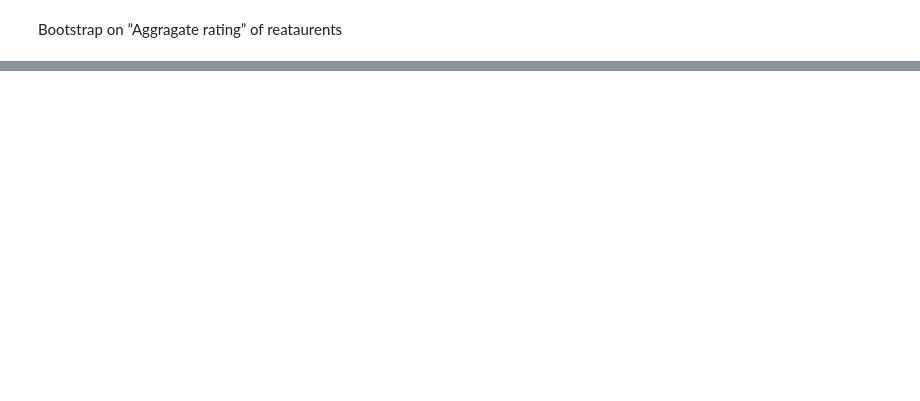
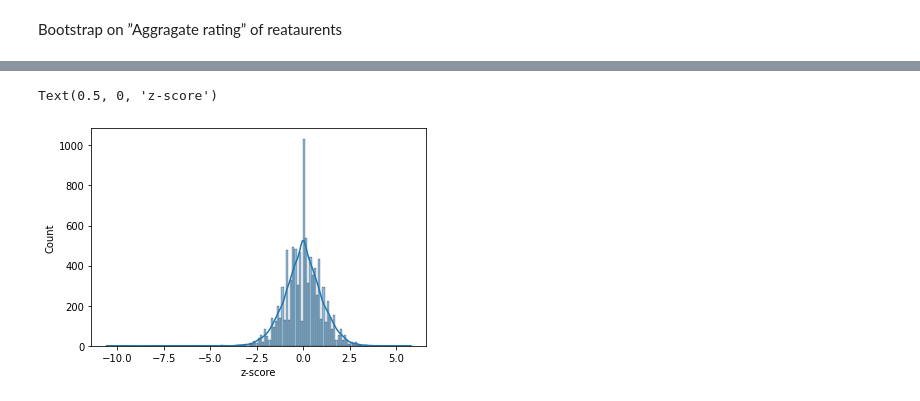
Before and after one commit to kapilkumar2001/restaurents_data_analysis_and_visualization, a Jupyter notebook: Project_201951079_201951060.ipynb, the cells around one changed output, grey strips where cells are left out. Cells and saved outputs as stored; diff of their text form; code cells hidden in the pictures; blank space fills up the shorter version.

```diff
--- a/Project_201951079_201951060.ipynb
+++ b/Project_201951079_201951060.ipynb
@@ -566,0 +566,11 @@ Upper level : 128.39666666666668
+# %%
+restaurents_data_average_cost_for_two = restaurents_data["Average Cost for two"].to_numpy()
+# %%
+restaurents_data_average_cost_for_two = np.diff(np.log(restaurents_data_average_cost_for_two[restaurents_data_average_cost_for_two > 0]))
+restaurents_data_average_cost_for_two=(restaurents_data_average_cost_for_two - np.mean(restaurents_data_average_cost_for_two))/np.std(restaurents_data_average_cost_for_two)
+# %%
+sns.histplot(restaurents_data_average_cost_for_two,kde=True)
+plt.xlabel("z-score")
+# %% [output]
+Text(0.5, 0, 'z-score')
+[figure, added]
```
Also changed, not shown: parts of 9 cells of this notebook.
